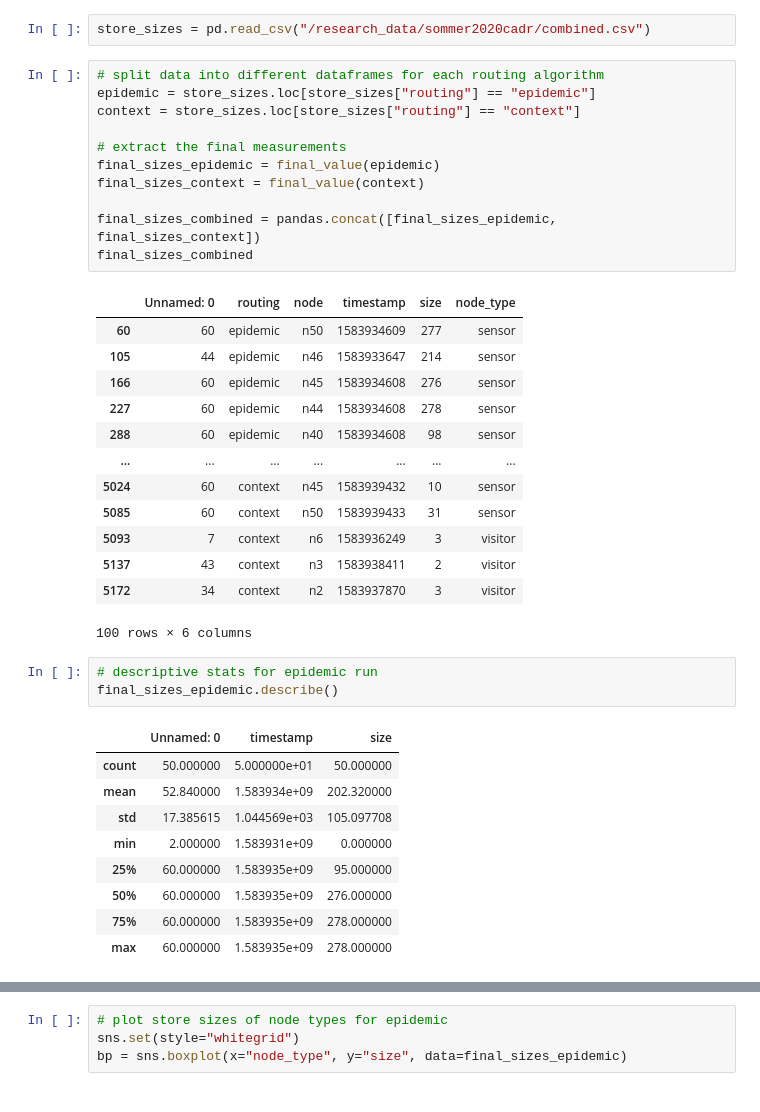
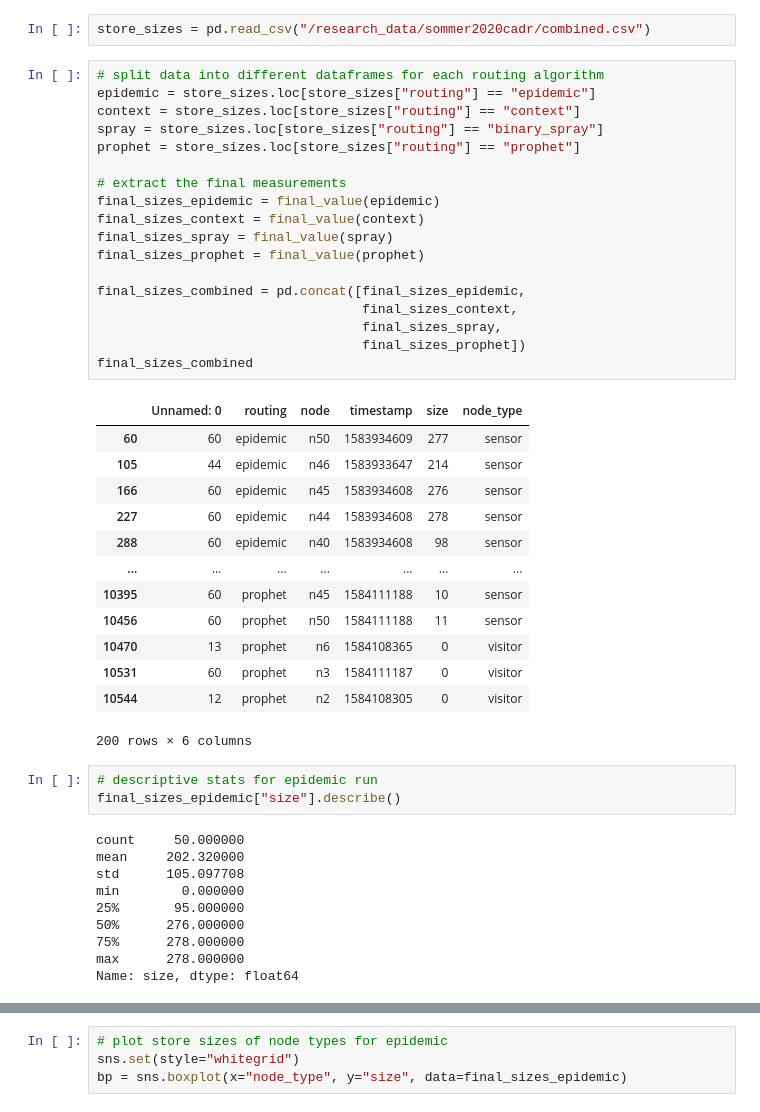
Before and after one commit to umr-ds/progdtn-evaluation, a Jupyter notebook: evaluation/evaluation.ipynb, the cells around one changed output, grey strips where cells are left out. Cells and saved outputs as stored; diff of their text form.

```diff
--- a/evaluation/evaluation.ipynb
+++ b/evaluation/evaluation.ipynb
@@ -8,40 +8,47 @@ store_sizes = pd.read_csv("/research_data/sommer2020cadr/combined.csv")
 # %%
 # split data into different dataframes for each routing algorithm
 epidemic = store_sizes.loc[store_sizes["routing"] == "epidemic"]
 context = store_sizes.loc[store_sizes["routing"] == "context"]
+spray = store_sizes.loc[store_sizes["routing"] == "binary_spray"]
+prophet = store_sizes.loc[store_sizes["routing"] == "prophet"]
 
 # extract the final measurements
 final_sizes_epidemic = final_value(epidemic)
 final_sizes_context = final_value(context)
+final_sizes_spray = final_value(spray)
+final_sizes_prophet = final_value(prophet)
 
-final_sizes_combined = pandas.concat([final_sizes_epidemic, final_sizes_context])
+final_sizes_combined = pd.concat([final_sizes_epidemic,
+                                  final_sizes_context,
+                                  final_sizes_spray,
+                                  final_sizes_prophet])
 final_sizes_combined
 # %% [output]
 |  | Unnamed: 0 | routing | node | timestamp | size | node_type |
 | 60 | 60 | epidemic | n50 | 1583934609 | 277 | sensor |
 | 105 | 44 | epidemic | n46 | 1583933647 | 214 | sensor |
 | 166 | 60 | epidemic | n45 | 1583934608 | 276 | sensor |
 | 227 | 60 | epidemic | n44 | 1583934608 | 278 | sensor |
 | 288 | 60 | epidemic | n40 | 1583934608 | 98 | sensor |
 | ... | ... | ... | ... | ... | ... | ... |
-| 5024 | 60 | context | n45 | 1583939432 | 10 | sensor |
-| 5085 | 60 | context | n50 | 1583939433 | 31 | sensor |
-| 5093 | 7 | context | n6 | 1583936249 | 3 | visitor |
-| 5137 | 43 | context | n3 | 1583938411 | 2 | visitor |
-| 5172 | 34 | context | n2 | 1583937870 | 3 | visitor |
+| 10395 | 60 | prophet | n45 | 1584111188 | 10 | sensor |
+| 10456 | 60 | prophet | n50 | 1584111188 | 11 | sensor |
+| 10470 | 13 | prophet | n6 | 1584108365 | 0 | visitor |
+| 10531 | 60 | prophet | n3 | 1584111187 | 0 | visitor |
+| 10544 | 12 | prophet | n2 | 1584108305 | 0 | visitor |
-100 rows × 6 columns
+200 rows × 6 columns
 # %%
 # descriptive stats for epidemic run
-final_sizes_epidemic.describe()
+final_sizes_epidemic["size"].describe()
 # %% [output]
-|  | Unnamed: 0 | timestamp | size |
-| count | 50.000000 | 5.000000e+01 | 50.000000 |
-| mean | 52.840000 | 1.583934e+09 | 202.320000 |
-| std | 17.385615 | 1.044569e+03 | 105.097708 |
-| min | 2.000000 | 1.583931e+09 | 0.000000 |
-| 25% | 60.000000 | 1.583935e+09 | 95.000000 |
-| 50% | 60.000000 | 1.583935e+09 | 276.000000 |
-| 75% | 60.000000 | 1.583935e+09 | 278.000000 |
-| max | 60.000000 | 1.583935e+09 | 278.000000 |
+count     50.000000
+mean     202.320000
+std      105.097708
+min        0.000000
+25%       95.000000
+50%      276.000000
+75%      278.000000
+max      278.000000
+Name: size, dtype: float64
 # %%
 # descriptive stats for context run
```
Also changed, not shown: parts of 7 cells of this notebook, 1 other file.
